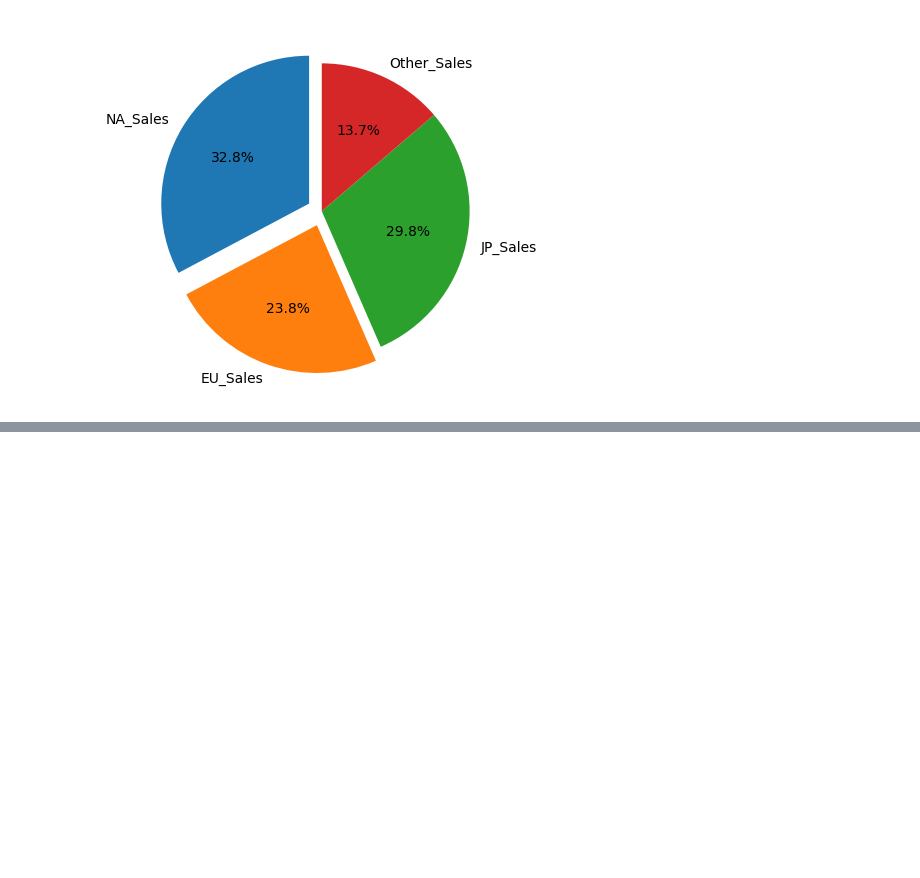
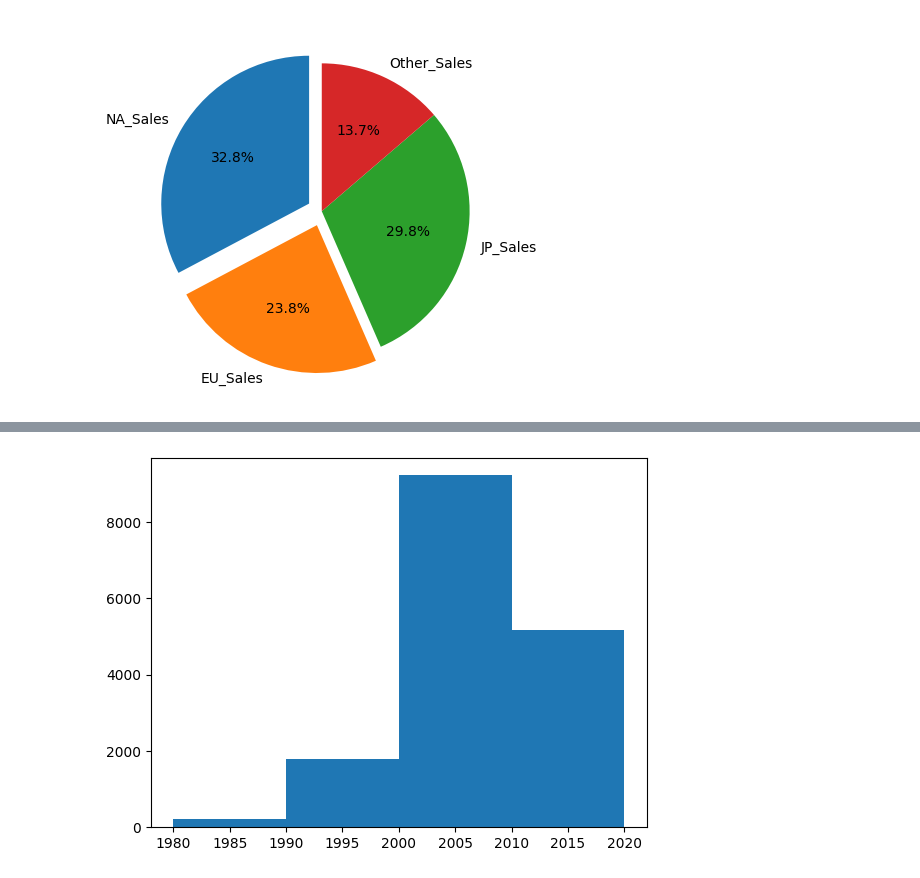
Before and after one commit to sr606/Python-Practice, a Jupyter notebook: Oct24_DV_1.ipynb, the cells around one changed output, grey strips where cells are left out. Drawn from its saved outputs; the diff is of its cells as text; code cells hidden in the pictures; blank space fills up the shorter version.

```diff
--- a/Oct24_DV_1.ipynb
+++ b/Oct24_DV_1.ipynb
@@ -195,0 +221,5 @@ plt.show()
+# %%
+plt.hist(data['Year'],bins = 4)
+plt.show()
+# %% [output]
+[figure, added]
```
Also changed, not shown: parts of 15 cells of this notebook.
